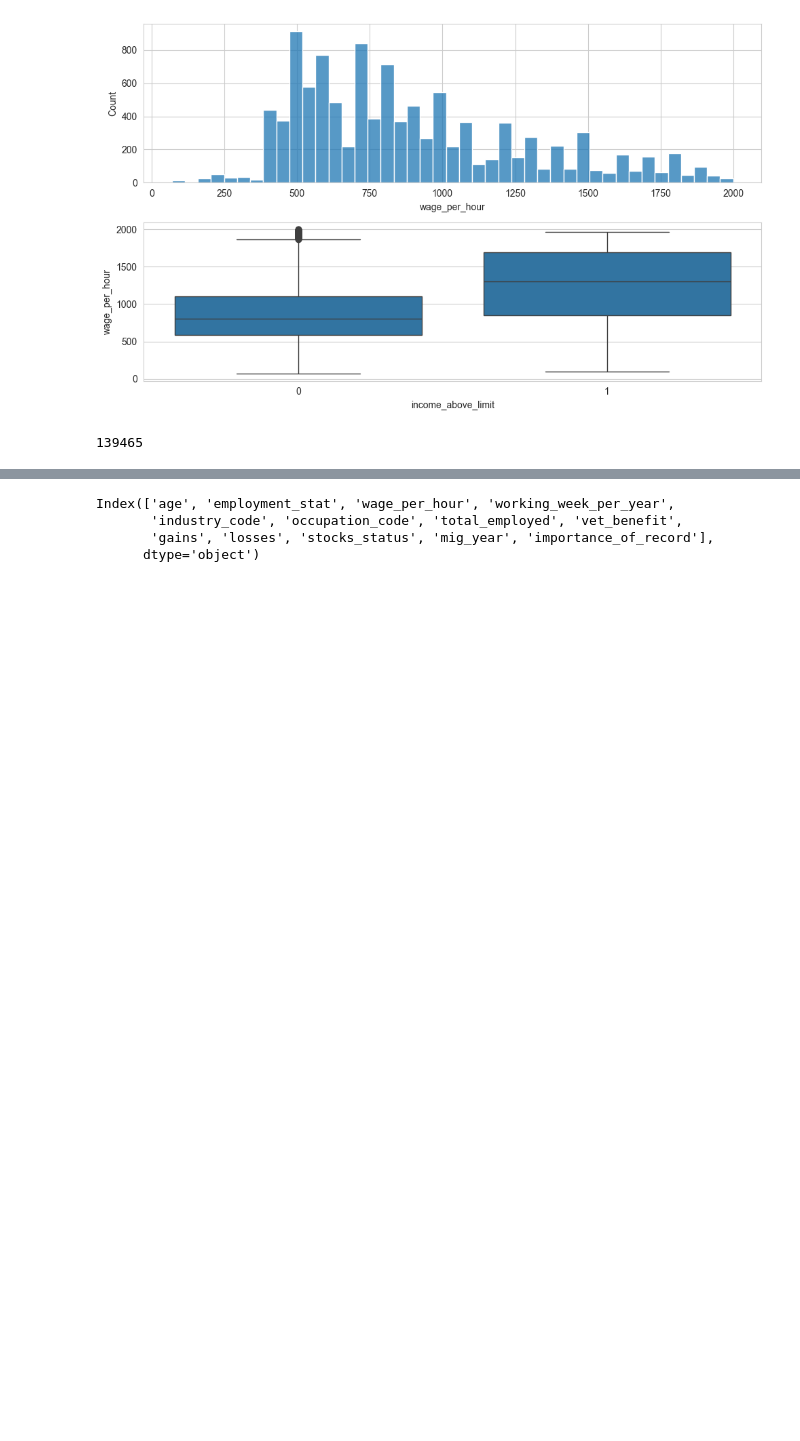
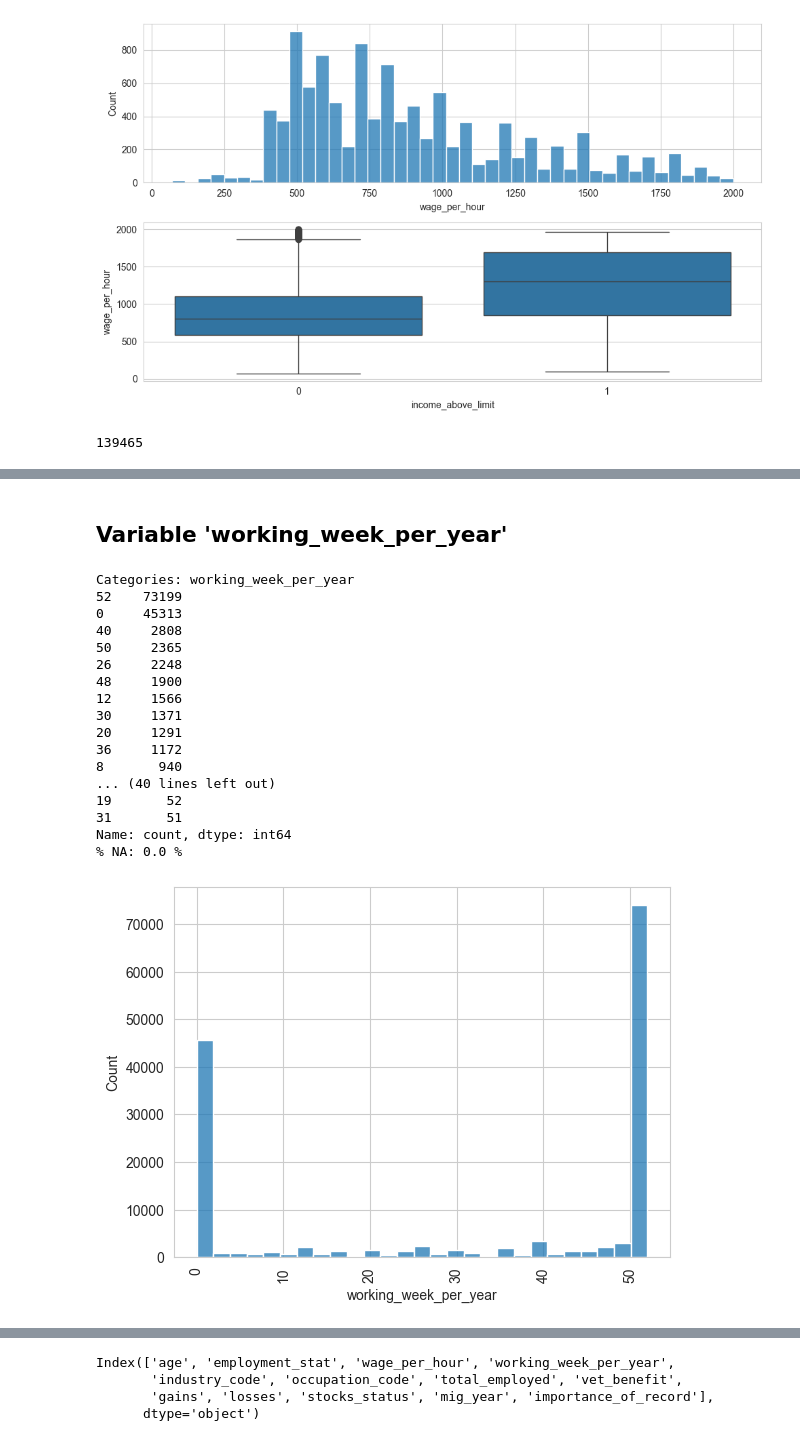
Before and after one commit to hanksnowdon/DataMiningProject, a Jupyter notebook: notebooks/01_EDA.ipynb, the cells around one changed output, grey strips where cells are left out. Drawn from its saved outputs; the diff is of its cells as text; code cells hidden in the pictures; blank space fills up the shorter version.

```diff
--- a/notebooks/01_EDA.ipynb
+++ b/notebooks/01_EDA.ipynb
@@ -371,0 +385,23 @@ num_col.append('wage_per_hour')
+# %% [markdown]
+## Variable 'working_week_per_year'
+# %%
+cat_eda(data_18,'working_week_per_year','income_above_limit',90)
+# %% [output]
+Categories: working_week_per_year
+52    73199
+0     45313
+40     2808
+50     2365
+26     2248
+48     1900
+12     1566
+30     1371
+20     1291
+36     1172
+8       940
+... (40 lines left out)
+19       52
+31       51
+Name: count, dtype: int64
+% NA: 0.0 %
+[figure, added]
```
Also changed, not shown: parts of 64 cells of this notebook.
